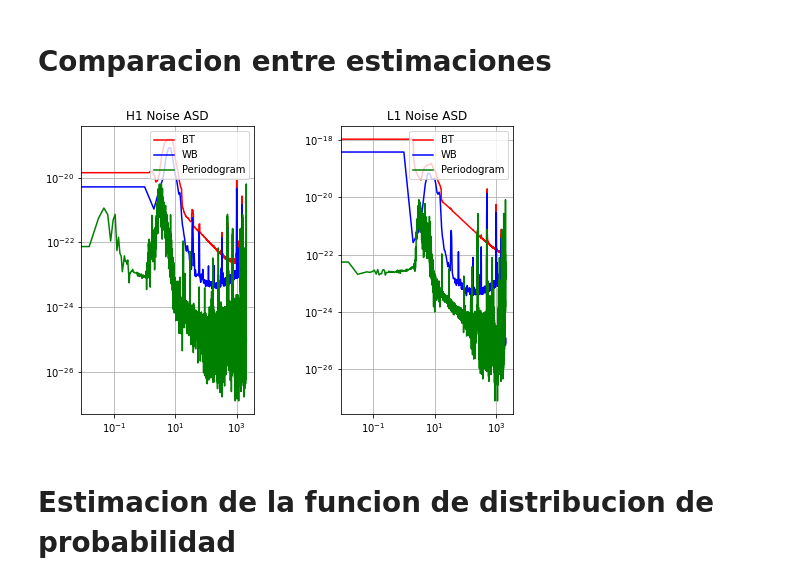
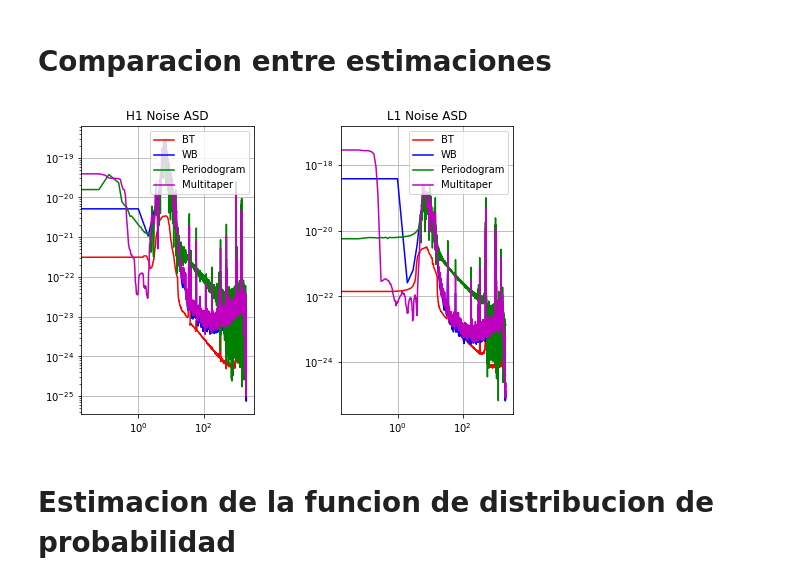
Before and after one commit to ManuMollon261297/PASA, a Jupyter notebook: TP1/code/pasa_tp1.ipynb, the cells around one changed output. Saved outputs shown, nothing was run; the diff lists cells and outputs as text; code cells hidden in the pictures.

```diff
--- a/TP1/code/pasa_tp1.ipynb
+++ b/TP1/code/pasa_tp1.ipynb
@@ -77,10 +77,9 @@ plt.show()
 # %% [markdown]
 **Periodograma**
 # %%
-fftL1 = np.fft.rfft(dataL1[0:65536])
-#fftL1 = np.fft.fftshift(fftL1)
-fftH1 = np.fft.rfft(dataH1[0:65536])
-#fftH1 = np.fft.fftshift(fftH1)
+N_event = 65536
+fftL1 = np.fft.rfft(dataL1[0:N_event])
+fftH1 = np.fft.rfft(dataH1[0:N_event])
 # %%
 freqL1 = np.fft.fftfreq(len(fftL1),d=1/4096)
 #freqL1 = np.fft.fftshift(freqL1)
@@ -113,12 +112,12 @@ def plotStrainASD(freqs1, freqs2, Pxx1, Pxx2, fmin, fmax, filename='ASD.png', sh
 # %%
 fs = 4096
 norm = 2/fs
-freqs1 = np.fft.fftfreq(len(dataL1[0:65536]),d=1/4096)
-freqs2 = np.fft.fftfreq(len(dataH1[0:65536]),d=1/4096)
+freqs1 = np.fft.fftfreq(len(dataL1[0:N_event]),d=1/4096)
+freqs2 = np.fft.fftfreq(len(dataH1[0:N_event]),d=1/4096)
 freqs1 = freqs1[:len(freqs1)//2]
 freqs2 = freqs2[:len(freqs2)//2]
-PxxH1_FFT = norm*abs(fftH1)**2/len(fftH1)
-PxxL1_FFT = norm*abs(fftL1)**2/len(fftL1)
+PxxH1_FFT = norm*abs(fftH1)**2/N_event
+PxxL1_FFT = norm*abs(fftL1)**2/N_event
 fmin = 10
 fmax = 2000
 plotStrainASD(freqs1,freqs2, PxxH1_FFT[:-1], PxxL1_FFT[:-1], fmin, fmax, filename='ASD-Periodogram.png')
@@ -274,10 +281,12 @@ M = 32
 Estimo la correlacion de la señal
 # %%
 #Calculo rx para H1
-rx_h1 = np.correlate(dataH1[0:N],dataH1[0:N],mode='full') / N
+meanless_h1 = dataH1[0:N] - np.mean(dataH1[0:N])
+rx_h1 = np.correlate(meanless_h1,meanless_h1,mode='full') / N
 rx_truncated_h1 = rx_h1[(N-L):(N+L-1)]
 #Calculo rx para L1
-rx_l1 = np.correlate(dataL1[0:N],dataL1[0:N],mode='full') / N
+meanless_l1 = dataL1[0:N] - np.mean(dataL1[0:N])
+rx_l1 = np.correlate(meanless_l1,meanless_l1,mode='full') / N
 rx_truncated_l1 = rx_l1[(N-L):(N+L-1)]
 
 plt.plot(rx_truncated_h1,'r')
@@ -292,10 +301,10 @@ x = ( (2*M+1)/L )*np.linspace(start=-L,stop=L,endpoint=False,num=2*L-1,dtype=int
 window = ( (2*M+1)/L )*np.sinc(x)
 
 windowed_rx_h1 = rx_truncated_h1*window
-spectrum_h1 = abs( np.fft.rfft(windowed_rx_h1) )
+spectrum_h1 = norm*abs( np.fft.rfft(windowed_rx_h1) )
 
 windowed_rx_l1 = rx_truncated_l1*window
-spectrum_l1 = abs( np.fft.rfft(windowed_rx_l1) )
+spectrum_l1 = norm*abs( np.fft.rfft(windowed_rx_l1) )
 
 f = np.fft.fftfreq(n=len(windowed_rx_h1),d=1./4096)
 fig = plt.figure(figsize=(15,8))
@@ -351,36 +360,47 @@ Con este valor de M se obtiene una resolucion de 4Hz, ya con el proximo vaalor d
 # %%
 fig = plt.Figure(figsize=(10,10))
 plt.subplots_adjust(top = 1, bottom = 0, right = 1, left = 0, hspace = 0.5, wspace = 0.5)
 #H1
 f1 = np.fft.rfftfreq(2*len(spectrum_h1)-1,d=1./4096.) #BT freqs
 f2 = np.fft.rfftfreq(2*len(PxxH1_WB)-1,d=1./4096.)    #WB freqs
 f3 = np.fft.rfftfreq(2*len(fftH1)-1,d=1./4096.)    #WB freqs
+f4 = np.fft.fftfreq(len(dataH1),d=1/4096)
+f4 = f4[:len(f4)//2]
 plt.subplot(121)
 plt.title("H1 Noise ASD")
 plt.plot(f1,np.sqrt(spectrum_h1),'r',label='BT')
 plt.plot(f2,np.sqrt(PxxH1_WB),'b',label='WB')
-plt.plot(f3,np.sqrt(abs(fftH1)**2/len(fftH1)),'g',label='Periodogram')
+plt.plot(f3,np.sqrt(PxxH1_FFT),'g',label='Periodogram')
+
+PxxH1_MT =  multitaperDPSS(dataH1,n=8,fs=4096)
+plt.plot(f4,np.sqrt(PxxH1_MT[:-1]),'m',label='Multitaper')
 plt.legend(loc="upper right")
 plt.yscale("log")
 plt.xscale("log")
 plt.grid(True)
+
 #L1
 f1 = np.fft.rfftfreq(2*len(spectrum_l1)-1,d=1./4096.) #BT freqs
 f2 = np.fft.rfftfreq(2*len(PxxL1_WB)-1,d=1./4096.)    #WB freqs
 f3 = np.fft.rfftfreq(2*len(fftL1)-1,d=1./4096.)    #WB freqs
+f4 = np.fft.fftfreq(len(dataL1),d=1/4096)
+f4 = f4[:len(f4)//2]
 plt.subplot(122)
 plt.title("L1 Noise ASD")
 plt.plot(f1,np.sqrt(spectrum_l1),'r',label='BT')
 plt.plot(f2,np.sqrt(PxxL1_WB),'b',label='WB')
-plt.plot(f3,np.sqrt(abs(fftL1)**2/len(fftL1)),'g',label='Periodogram')
+plt.plot(f3,np.sqrt(PxxL1_FFT),'g',label='Periodogram')
+
+PxxL1_MT =  multitaperDPSS(dataL1,n=8,fs=4096)
+plt.plot(f4,np.sqrt(PxxL1_MT[:-1]),'m',label='Multitaper')
 plt.legend(loc="upper right")
 plt.yscale("log")
 plt.xscale("log")
 plt.grid(True)
 
 plt.show()
 # %% [output]
-[figure, old version]
+[figure, new version]
 # %% [markdown]
 # Estimacion de la funcion de distribucion de probabilidad
 # %% [markdown]
```
Also changed, not shown: parts of 12 cells of this notebook.
